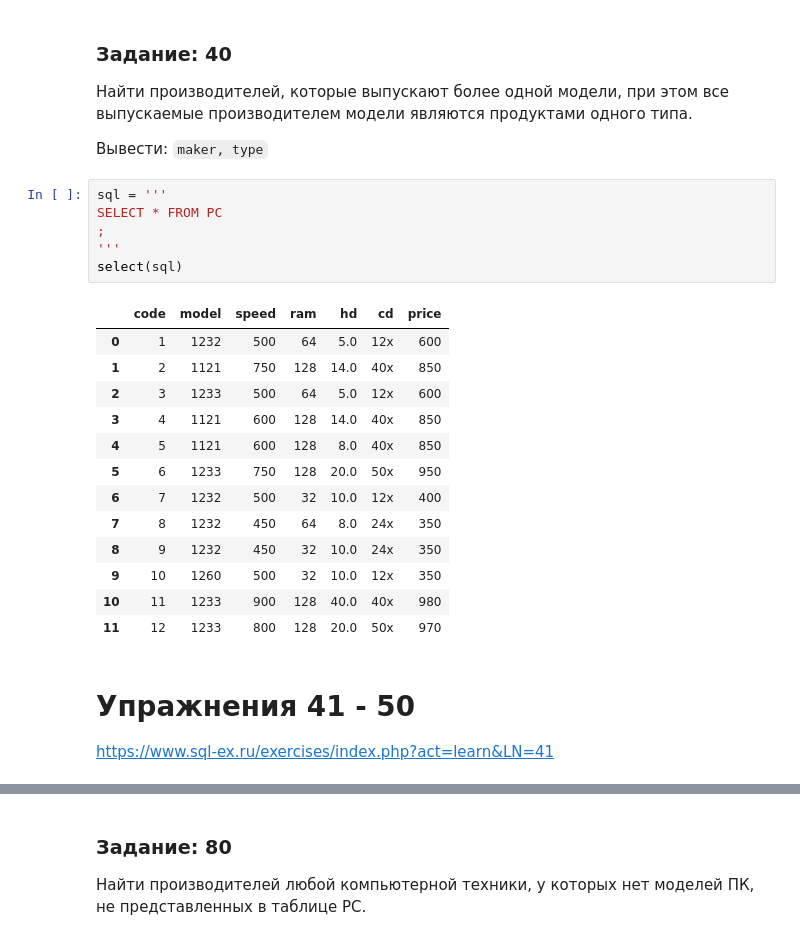
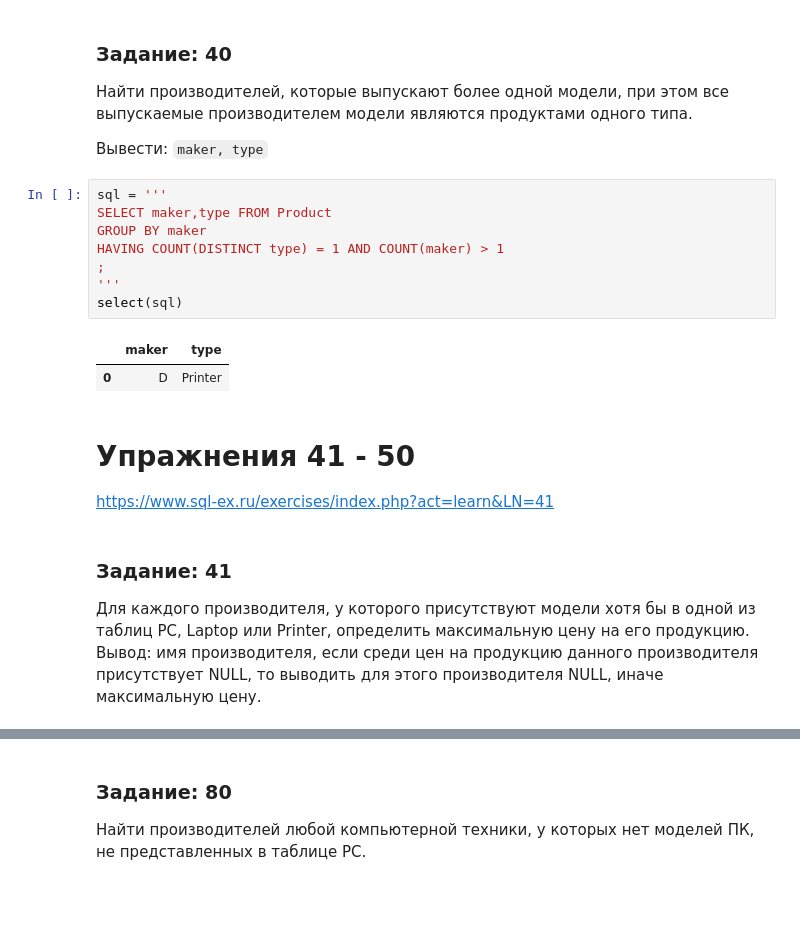
Before and after one commit to kotl68/SQL, a Jupyter notebook: SQL-EX.ipynb, the cells around one changed output, grey strips where cells are left out. Drawn from its saved outputs; the diff is of its cells as text; blank space fills up the shorter version.

```diff
--- a/SQL-EX.ipynb
+++ b/SQL-EX.ipynb
@@ -1497,29 +1497,26 @@ select(sql)
 Найти производителей, которые выпускают более одной модели, при этом все выпускаемые производителем модели являются продуктами одного типа.
 
 Вывести: `maker, type`
-# %%
-sql = '''
-SELECT * FROM PC
-;
-'''
-select(sql)
-# %% [output]
-|  | code | model | speed | ram | hd | cd | price |
-| 0 | 1 | 1232 | 500 | 64 | 5.0 | 12x | 600 |
-| 1 | 2 | 1121 | 750 | 128 | 14.0 | 40x | 850 |
-| 2 | 3 | 1233 | 500 | 64 | 5.0 | 12x | 600 |
-| 3 | 4 | 1121 | 600 | 128 | 14.0 | 40x | 850 |
-| 4 | 5 | 1121 | 600 | 128 | 8.0 | 40x | 850 |
-| 5 | 6 | 1233 | 750 | 128 | 20.0 | 50x | 950 |
-| 6 | 7 | 1232 | 500 | 32 | 10.0 | 12x | 400 |
-| 7 | 8 | 1232 | 450 | 64 | 8.0 | 24x | 350 |
-| 8 | 9 | 1232 | 450 | 32 | 10.0 | 24x | 350 |
-| 9 | 10 | 1260 | 500 | 32 | 10.0 | 12x | 350 |
-| 10 | 11 | 1233 | 900 | 128 | 40.0 | 40x | 980 |
-| 11 | 12 | 1233 | 800 | 128 | 20.0 | 50x | 970 |
+# %%
+sql = '''
+SELECT maker,type FROM Product
+GROUP BY maker
+HAVING COUNT(DISTINCT type) = 1 AND COUNT(maker) > 1
+;
+'''
+select(sql)
+# %% [output]
+|  | maker | type |
+| 0 | D | Printer |
 # %% [markdown]
 # Упражнения 41 -  50 <a id="41"></a>
 
 https://www.sql-ex.ru/exercises/index.php?act=learn&LN=41
+# %% [markdown]
+### Задание: 41
+Для каждого производителя, у которого присутствуют модели хотя бы в одной из таблиц PC, Laptop или Printer,
+определить максимальную цену на его продукцию.
+Вывод: имя производителя, если среди цен на продукцию данного производителя присутствует NULL, то выводить для этого производителя NULL,
+иначе максимальную цену.
 # %%
 sql = '''
```
Also changed, not shown: parts of 1 cell of this notebook.
